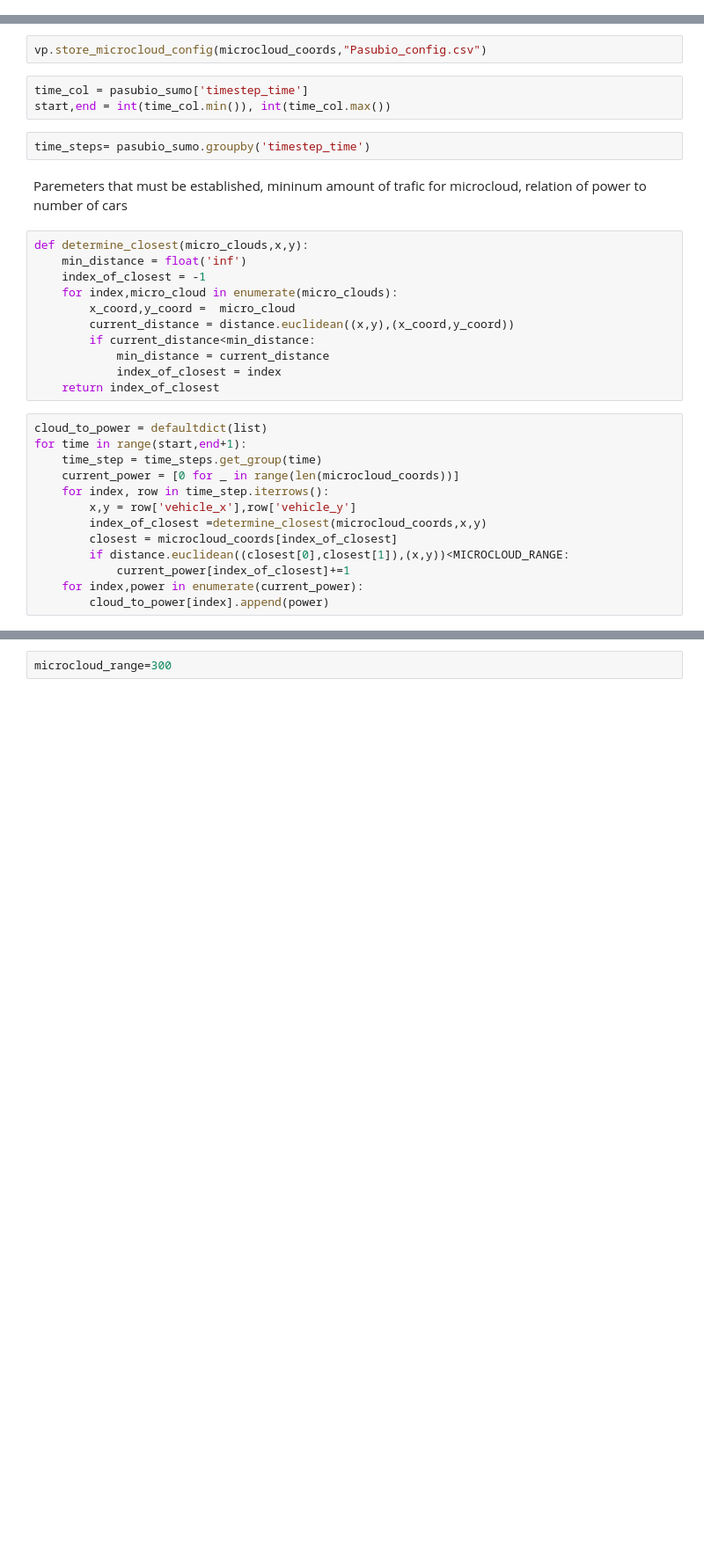
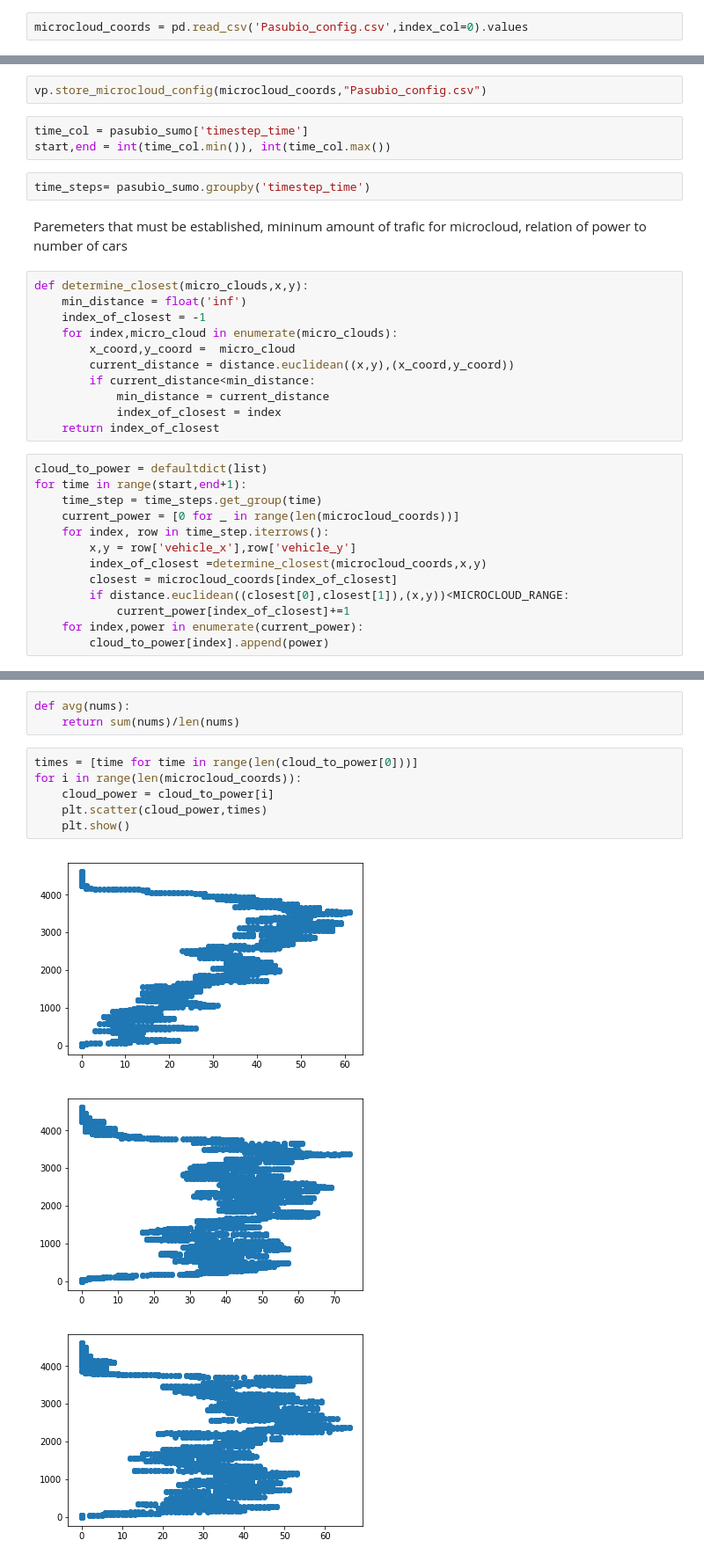
Before and after one commit to JuanMantica123/vanet_simulator, a Jupyter notebook: Virtual Servers.ipynb, the cells around one changed output, grey strips where cells are left out. Shown: that part at 88% size. Saved outputs shown, nothing was run; the diff lists cells and outputs as text; blank space fills up the shorter version.

```diff
--- a/Virtual Servers.ipynb
+++ b/Virtual Servers.ipynb
@@ -38,3 +38,5 @@ microcloud_coords =vp.create_coords(coordinates,MICROCLOUD_RANGE,NUM_MICROCLOUDS
 #         microcloud_coords.append(micro_cloud)
 # microcloud_coords = microcloud_coords[:NUM_MICROCLOUDS]
 # print(microcloud_coords)
+# %%
+microcloud_coords = pd.read_csv('Pasubio_config.csv',index_col=0).values
@@ -83,2 +106,13 @@ for i in range(len(microcloud_ coords)):
-# %%
-microcloud_range=300
+# %%
+def avg(nums):
+    return sum(nums)/len(nums)
+# %%
+times = [time for time in range(len(cloud_to_power[0]))]
+for i in range(len(microcloud_coords)):
+    cloud_power = cloud_to_power[i]
+    plt.scatter(cloud_power,times)
+    plt.show()
+# %% [output]
+[figure, added]
+[figure, added]
+[figure, added]
```
Also changed, not shown: parts of 12 cells of this notebook, 2 other files.
